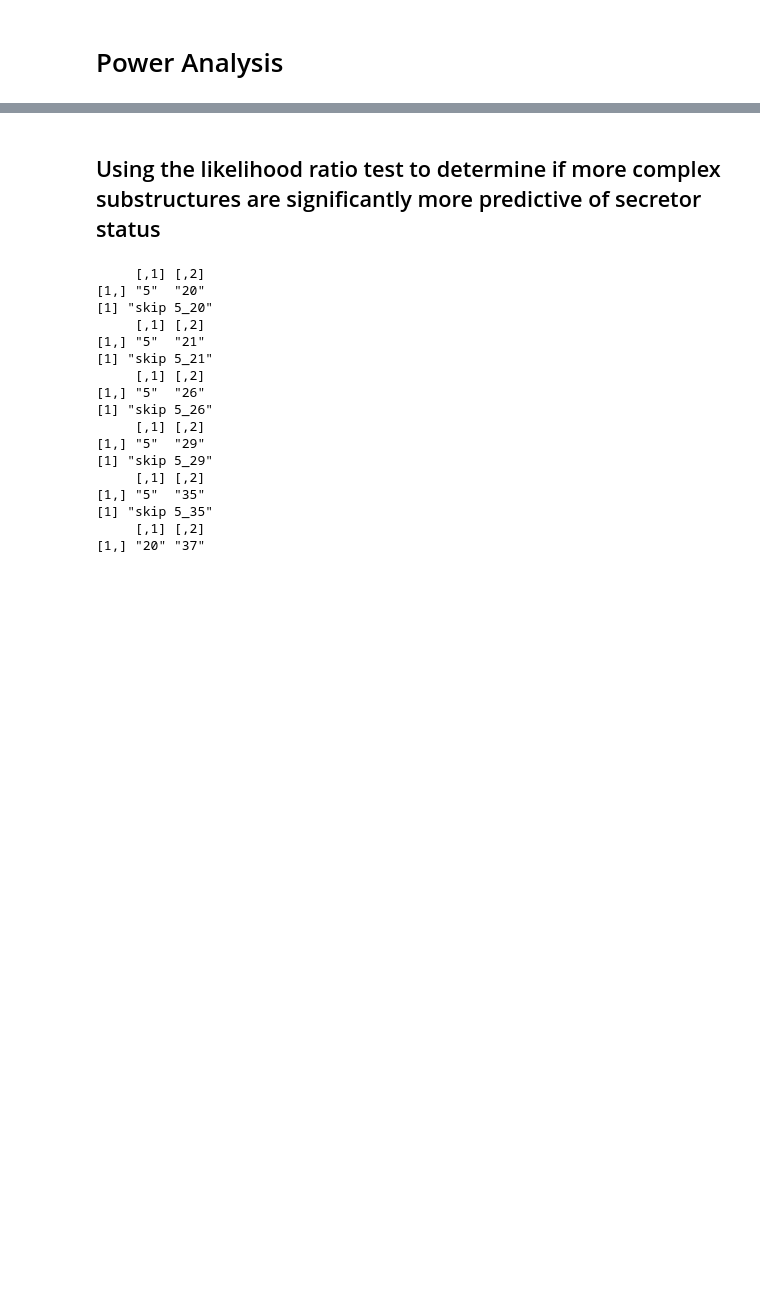
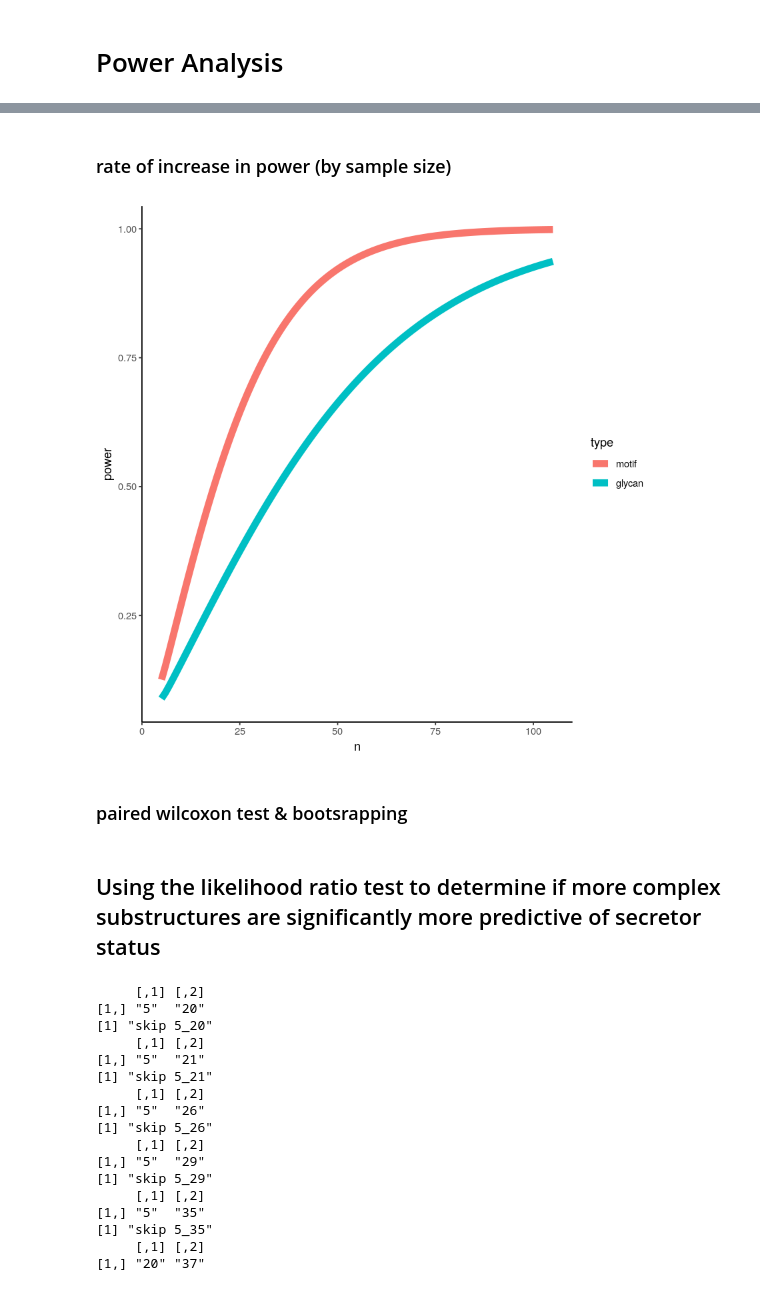
Before and after one commit to LewisLabUCSD/GlyCompare, a Jupyter notebook: example_notebook/Fig4_Fig5_hmo_stats.ipynb, the cells around one changed output, grey strips where cells are left out. Cells and saved outputs as stored; diff of their text form; code cells hidden in the pictures; blank space fills up the shorter version.

```diff
--- a/example_notebook/Fig4_Fig5_hmo_stats.ipynb
+++ b/example_notebook/Fig4_Fig5_hmo_stats.ipynb
@@ -966,0 +816,15 @@ ggsave(grid.arrange(grobs=list(p1,p2,p3,p4),nrow=2),filename = '~/Desktop/powera
+# %% [markdown]
+### rate of increase in power (by sample size)
+# %%
+library('pwr')
+
+pwr.r.m =pwr.r.test(n = seq(5,105,1), r =(med<-median(df$Marginal.R.2[keep&df$measure_type=='motif'])) ,sig.level =0.05 )
+pwr.r.g=pwr.r.test(n = seq(5,105,1), r =median(df$Marginal.R.2[keep&df$measure_type=='glycan']) ,sig.level =0.05 )
+df2 = rbind(
+    data.frame( n=pwr.r.m$n , power = pwr.r.m$power , type='motif') ,
+    data.frame( n=pwr.r.g$n , power = pwr.r.g$power , type='glycan') )
+ggplot(df2,aes(x=n,y=power,color=type))+geom_line(size=3)+theme_classic()
+# %% [output]
+[figure, added]
+# %% [markdown]
+### paired wilcoxon test & bootsrapping
```
Also changed, not shown: parts of 17 cells of this notebook, 1 other file.
